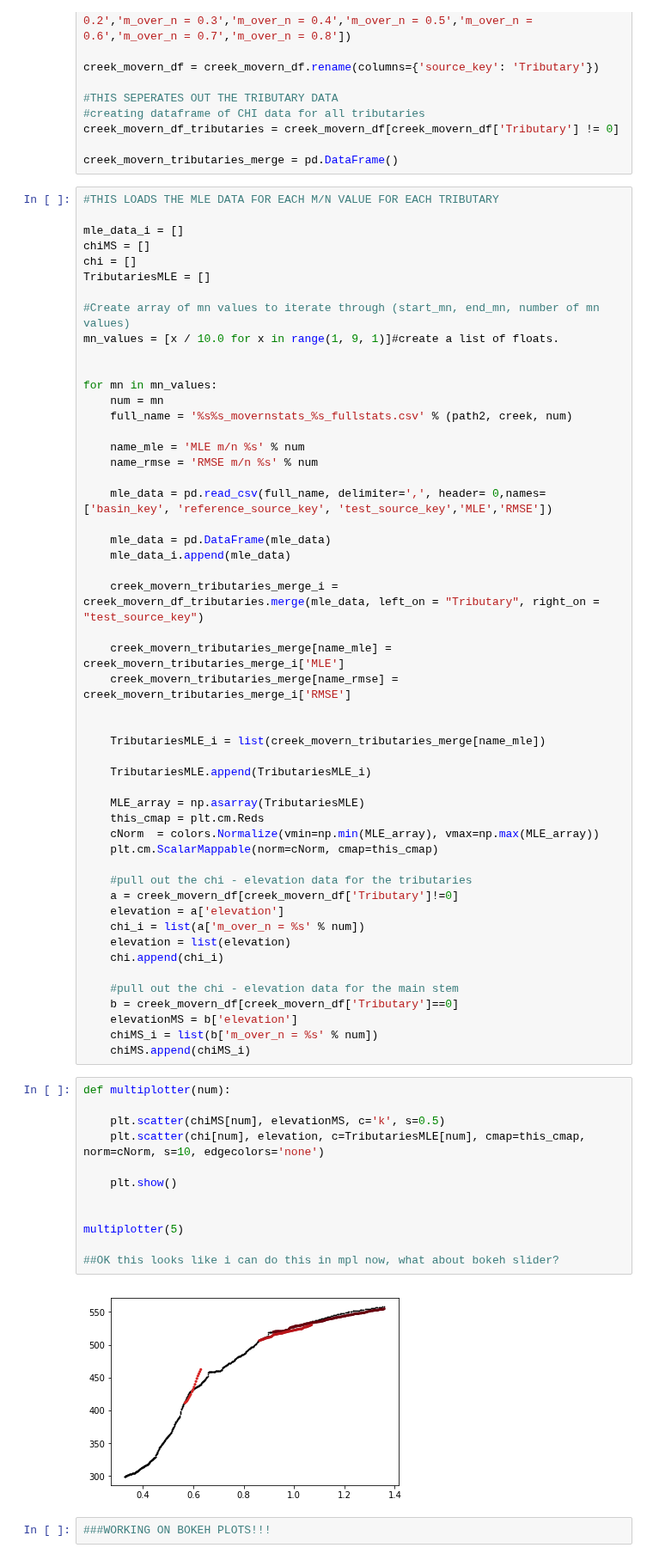
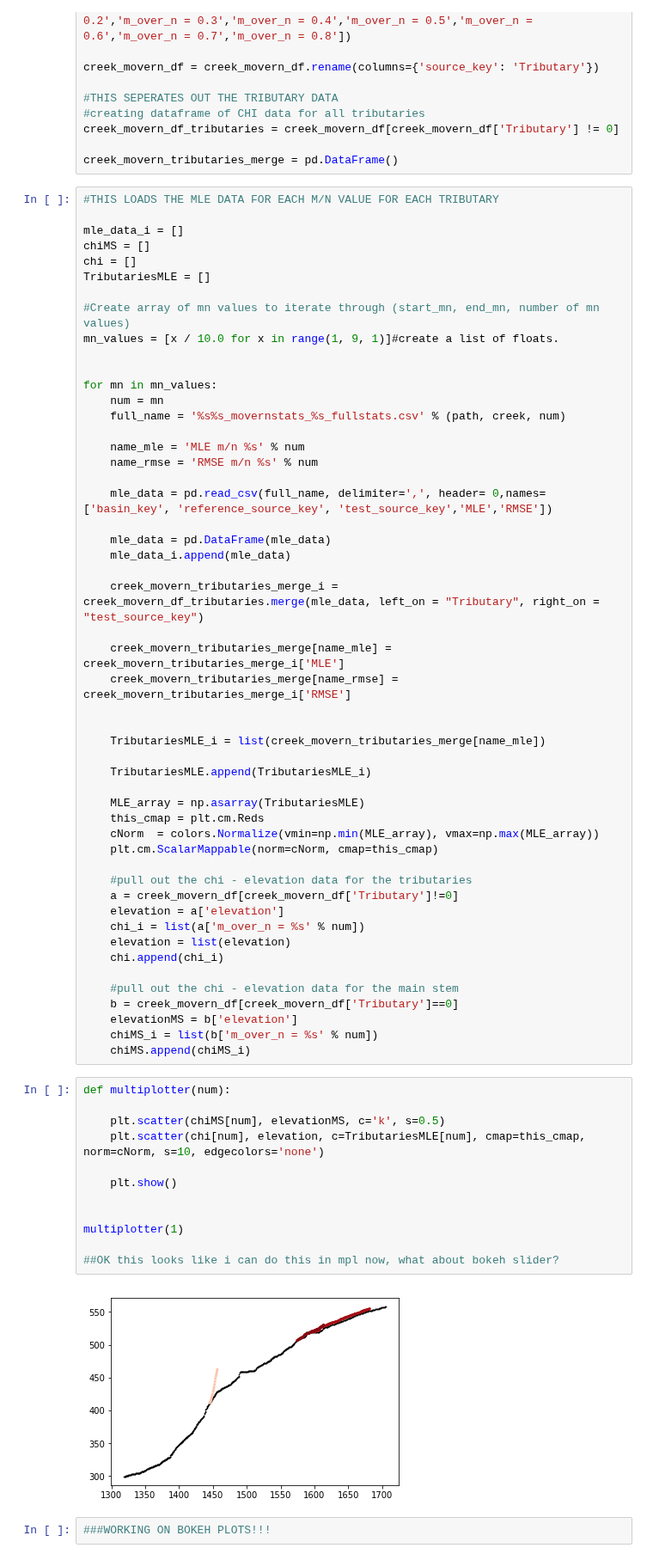
Before and after one commit to BenjiDa/ProfileTools, a Jupyter notebook: Channel_profiles.ipynb, the cells around one changed output. Shown at 86% size. Cells and saved outputs as stored; diff of their text form.

```diff
--- a/Channel_profiles.ipynb
+++ b/Channel_profiles.ipynb
@@ -118,7 +118,7 @@ mn_values = [x / 10.0 for x in range(1, 9, 1)]#create a list of floats.
 
 for mn in mn_values:
     num = mn
-    full_name = '%s%s_movernstats_%s_fullstats.csv' % (path2, creek, num)
+    full_name = '%s%s_movernstats_%s_fullstats.csv' % (path, creek, num)
 
     name_mle = 'MLE m/n %s' % num
     name_rmse = 'RMSE m/n %s' % num
@@ -158,17 +158,17 @@ for mn in mn_values:
 # %%
 def multiplotter(num):
 
     plt.scatter(chiMS[num], elevationMS, c='k', s=0.5)
     plt.scatter(chi[num], elevation, c=TributariesMLE[num], cmap=this_cmap, norm=cNorm, s=10, edgecolors='none')
 
     plt.show()
 
 
-multiplotter(5)
+multiplotter(1)
 
 ##OK this looks like i can do this in mpl now, what about bokeh slider?
 # %% [output]
-[figure, old version]
+[figure, new version]
 # %%
 ###WORKING ON BOKEH PLOTS!!!
 # %%
```
Also changed, not shown: parts of 5 cells of this notebook, 2 other files.
